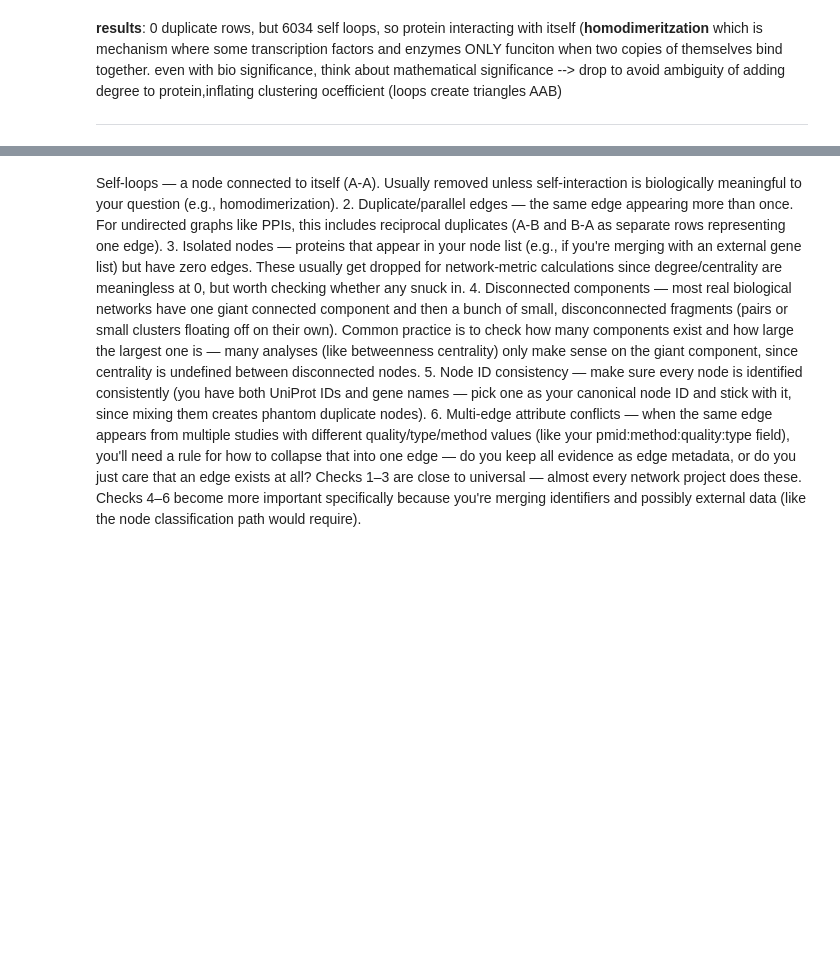
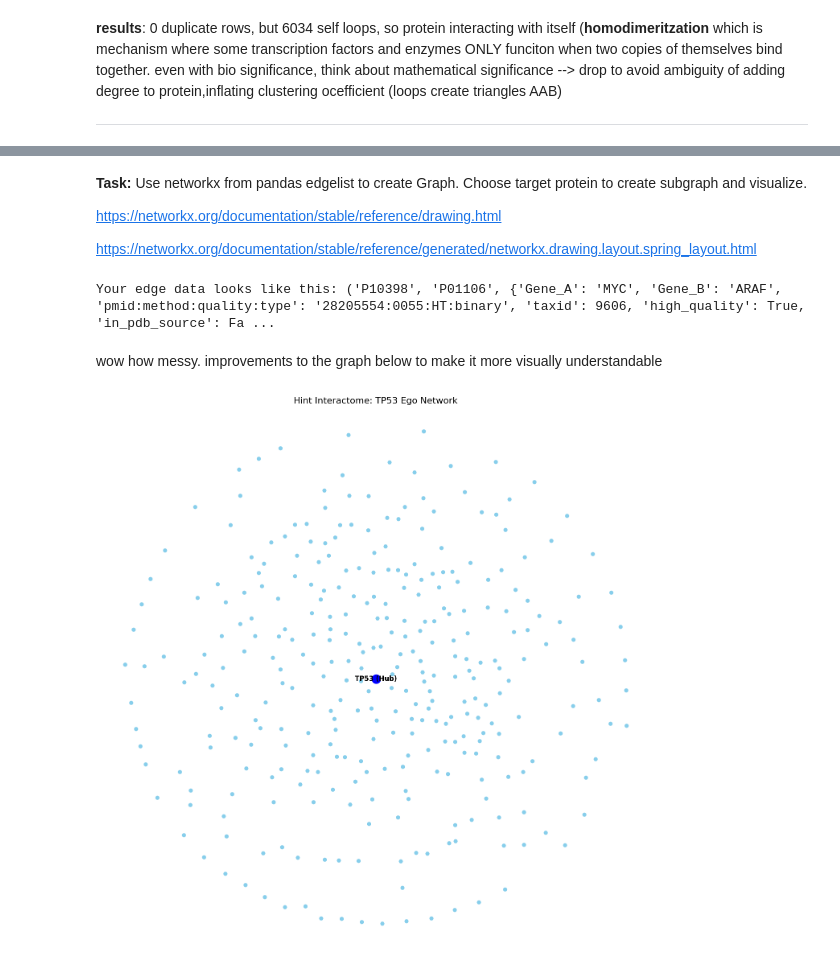
Before and after one commit to annaBANNANA6/protein-interaction-network, a Jupyter notebook: HINT_Exploration.ipynb, the cells around one changed output, grey strips where cells are left out. Drawn from its saved outputs; the diff is of its cells as text; code cells hidden in the pictures; blank space fills up the shorter version.

```diff
--- a/HINT_Exploration.ipynb
+++ b/HINT_Exploration.ipynb
@@ -132,0 +108,6 @@ relevance: betwness centrality, shortest path length only WIHTIN compoment, so s
+# %% [markdown]
+**Task:** Use networkx from pandas edgelist to create Graph. Choose target protein to create subgraph and visualize.
+
+https://networkx.org/documentation/stable/reference/drawing.html
+
+https://networkx.org/documentation/stable/reference/generated/networkx.drawing.layout.spring_layout.html
@@ -132,0 +143,6 @@ relevance: betwness centrality, shortest path length only WIHTIN compoment, so s
+# %%
+# look at subgraph edge sample
+first_edge = list(subgraph.edges(data=True))[0]
+print("Your edge data looks like this:", first_edge)
+# %% [output]
+Your edge data looks like this: ('P10398', 'P01106', {'Gene_A': 'MYC', 'Gene_B': 'ARAF', 'pmid:method:quality:type': '28205554:0055:HT:binary', 'taxid': 9606, 'high_quality': True, 'in_pdb_source': Fa ...
@@ -133 +164,27 @@ relevance: betwness centrality, shortest path length only WIHTIN compoment, so s
+# %% [markdown]
+wow how messy. improvements to the graph below to make it more visually understandable
+# %%
+plt.figure(figsize= (14,14))
+
+other_nodes = [node for node in subgraph.nodes() if node != "P04637"]
+nx.draw_networkx_nodes(
+    subgraph, position, nodelist = other_nodes, node_size =40, node_color = "skyblue"
+)
+
+nx.draw_networkx_nodes(subgraph, position, nodelist = ["P04637"], node_size = 250, node_color = "blue")
+
+nx.draw_networkx_edges(subgraph, position, edgelist = binary_edges, edge_color = "red", style = "solid", alpha = 0.4, width = 1)
+nx.draw_networkx_edges(subgraph, position, edgelist= complex_edges, edge_color = "green", style = "dashed", alpha = 0.2, width = 0.5)
+
+# labels- this time only label the central hub/top 5 most important to avoid text explosion
+labels = {"P04637": "TP53 (Hub)"}
+nx.draw_networkx_labels(subgraph, position, labels=labels, font_size = 12, font_weight = "bold")
+
+# clean edges
+plt.title("Hint Interactome: TP53 Ego Network", fontsize=16)
+plt.axis("off")
+plt.tight_layout()
+plt.show()
+# %% [output]
+[figure, added]
 # %%
@@ -135,11 +191,3 @@ relevance: betwness centrality, shortest path length only WIHTIN compoment, so s
 # network function related to connected components to extract them and to check if wholeg graph connected piece
 # size of each component (combine components function with len() in loop)
 # isolated nodes: "networks degree 0", G.degree()
-# %% [markdown]
-Self-loops — a node connected to itself (A-A). Usually removed unless self-interaction is biologically meaningful to your question (e.g., homodimerization).
-2. Duplicate/parallel edges — the same edge appearing more than once. For undirected graphs like PPIs, this includes reciprocal duplicates (A-B and B-A as separate rows representing one edge).
-3. Isolated nodes — proteins that appear in your node list (e.g., if you're merging with an external gene list) but have zero edges. These usually get dropped for network-metric calculations since degree/centrality are meaningless at 0, but worth checking whether any snuck in.
-4. Disconnected components — most real biological networks have one giant connected component and then a bunch of small, disconconnected fragments (pairs or small clusters floating off on their own). Common practice is to check how many components exist and how large the largest one is — many analyses (like betweenness centrality) only make sense on the giant component, since centrality is undefined between disconnected nodes.
-5. Node ID consistency — make sure every node is identified consistently (you have both UniProt IDs and gene names — pick one as your canonical node ID and stick with it, since mixing them creates phantom duplicate nodes).
-6. Multi-edge attribute conflicts — when the same edge appears from multiple studies with different quality/type/method values (like your pmid:method:quality:type field), you'll need a rule for how to collapse that into one edge — do you keep all evidence as edge metadata, or do you just care that an edge exists at all?
-Checks 1–3 are close to universal — almost every network project does these. Checks 4–6 become more important specifically because you're merging identifiers and possibly external data (like the node classification path would require).
```
Also changed, not shown: parts of 11 cells of this notebook.
